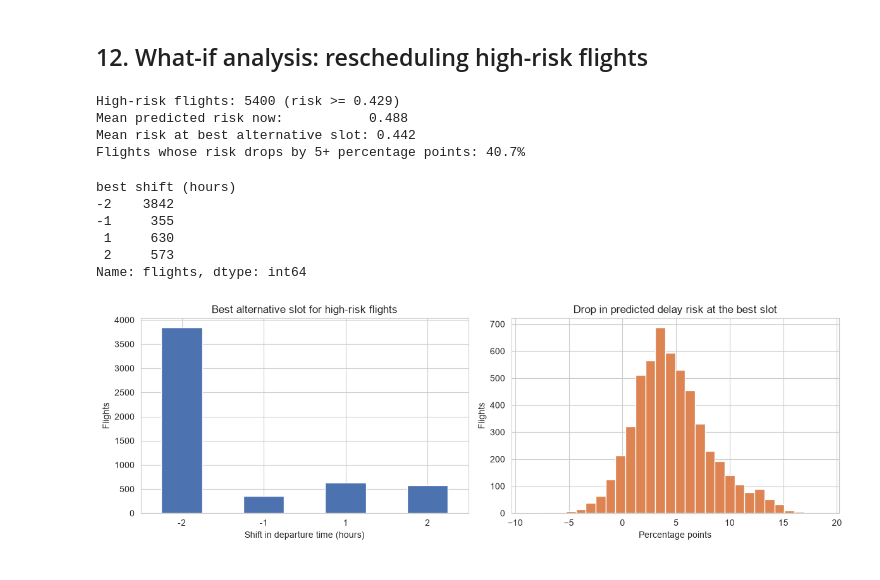
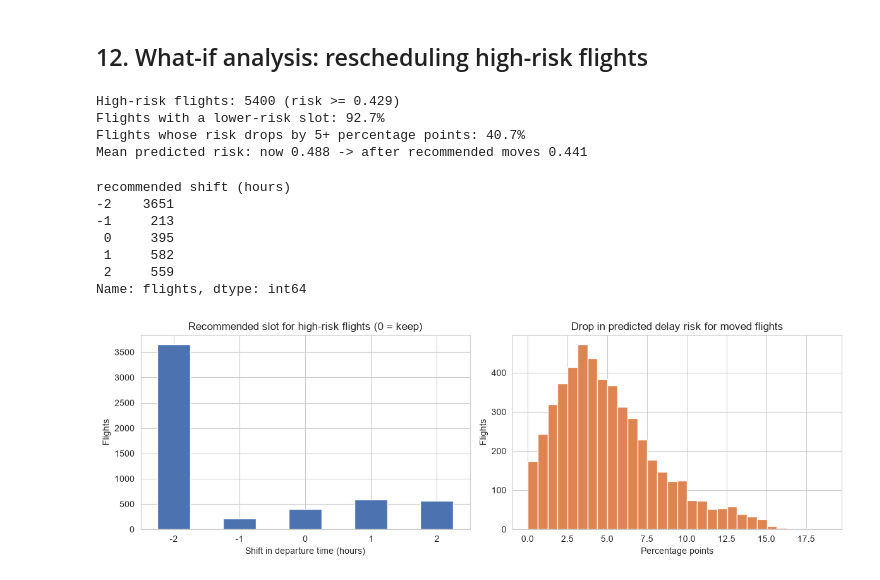
Before and after one commit to mayank-pillai-99/flight-delay-prediction, a Jupyter notebook: phase2/flight_delay_dl.ipynb, the cells around one changed output. Drawn from its saved outputs; the diff is of its cells as text; code cells hidden in the pictures.

Commit message:
Phase 2: only recommend a new slot when it lowers predicted risk

```diff
--- a/phase2/flight_delay_dl.ipynb
+++ b/phase2/flight_delay_dl.ipynb
@@ -512,36 +512,42 @@ for s in shifts:
 
 options = pd.DataFrame(options, index=high.index)
 best_shift = options.idxmin(axis=1)
-best_risk = options.min(axis=1)
-reduction = high_risk - best_risk.values
+best_risk = options.min(axis=1).values
+
+# Recommend a move only if it lowers the predicted risk; otherwise the flight keeps its slot (shift 0)
+stay = best_risk >= high_risk
+best_shift[stay] = 0
+new_risk = np.where(stay, high_risk, best_risk)
+reduction = high_risk - new_risk
 
 print("High-risk flights:", len(high), f"(risk >= {np.quantile(risk, 0.9):.3f})")
-print("Mean predicted risk now:          ", round(high_risk.mean(), 3))
-print("Mean risk at best alternative slot:", round(best_risk.mean(), 3))
+print("Flights with a lower-risk slot:", f"{(~stay).mean():.1%}")
 print("Flights whose risk drops by 5+ percentage points:", f"{(reduction >= 0.05).mean():.1%}")
-best_shift.value_counts().rename("flights").rename_axis("best shift (hours)").sort_index()
+print("Mean predicted risk: now", round(high_risk.mean(), 3), "-> after recommended moves", round(new_risk.mean(), 3))
+best_shift.value_counts().rename("flights").rename_axis("recommended shift (hours)").sort_index()
 # %% [output]
 High-risk flights: 5400 (risk >= 0.429)
-Mean predicted risk now:           0.488
-Mean risk at best alternative slot: 0.442
+Flights with a lower-risk slot: 92.7%
 Flights whose risk drops by 5+ percentage points: 40.7%
+Mean predicted risk: now 0.488 -> after recommended moves 0.441
-best shift (hours)
--2    3842
--1     355
- 1     630
- 2     573
+recommended shift (hours)
+-2    3651
+-1     213
+ 0     395
+ 1     582
+ 2     559
 Name: flights, dtype: int64
 # %%
 fig, axes = plt.subplots(1, 2, figsize=(12, 4))
 best_shift.value_counts().sort_index().plot(kind="bar", ax=axes[0], color="#4C72B0")
-axes[0].set_title("Best alternative slot for high-risk flights")
+axes[0].set_title("Recommended slot for high-risk flights (0 = keep)")
 axes[0].set_xlabel("Shift in departure time (hours)"); axes[0].set_ylabel("Flights")
 axes[0].tick_params(axis="x", rotation=0)
-axes[1].hist(reduction * 100, bins=30, color="#DD8452")
-axes[1].set_title("Drop in predicted delay risk at the best slot")
+axes[1].hist(reduction[~stay] * 100, bins=30, color="#DD8452")
+axes[1].set_title("Drop in predicted delay risk for moved flights")
 axes[1].set_xlabel("Percentage points"); axes[1].set_ylabel("Flights")
 plt.tight_layout()
 plt.savefig("figures/what_if.png", dpi=150)
 plt.show()
 # %% [output]
-[figure, old version]
+[figure, new version]
```
Also changed, not shown: 1 other file.
